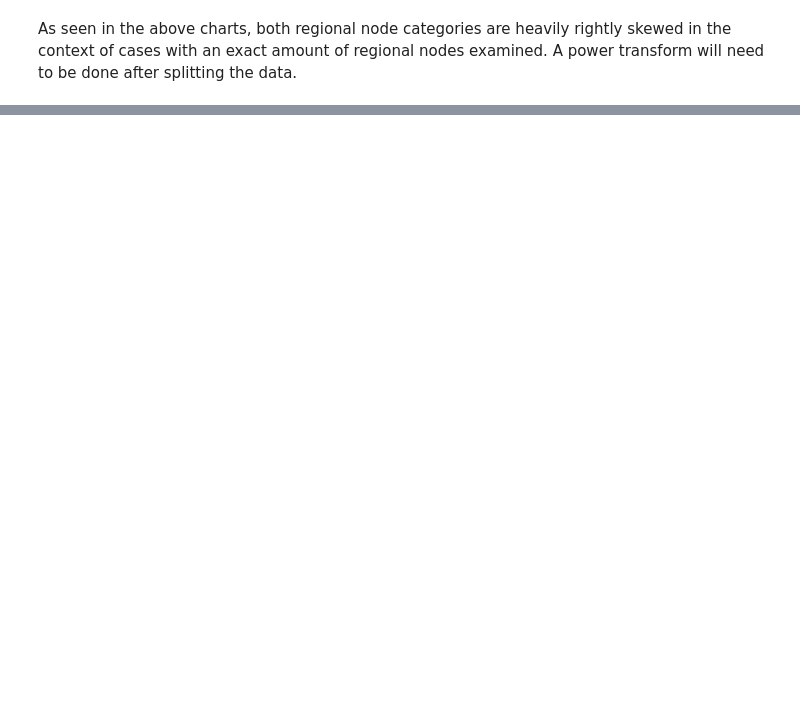
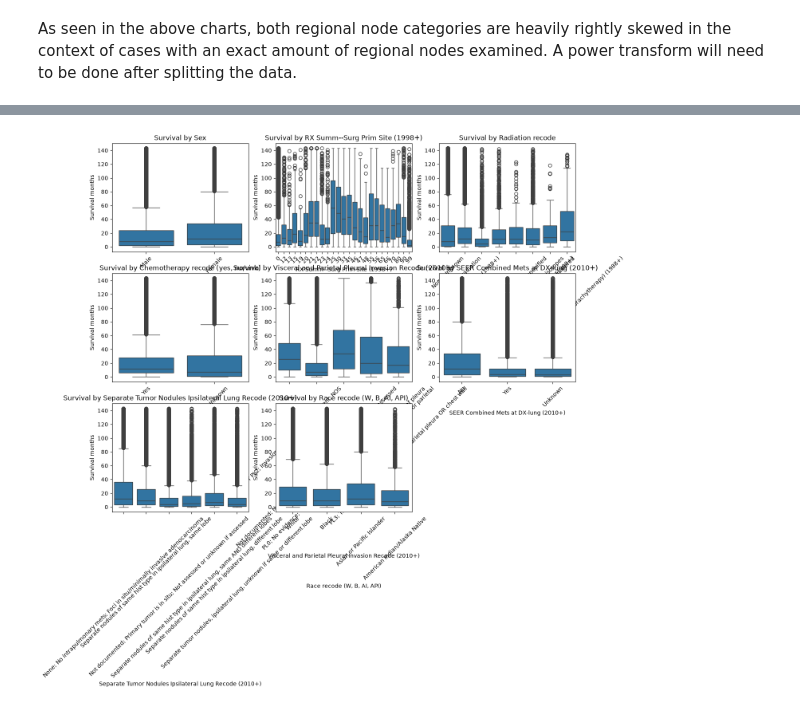
Before and after one commit to HadiAlrihani/SEER-Survival-Curve, a Jupyter notebook: Notebooks/1 - Exploratory Data Analysis.ipynb, the cells around one changed output, grey strips where cells are left out. Drawn from its saved outputs; the diff is of its cells as text; code cells hidden in the pictures; blank space fills up the shorter version.

```diff
--- a/Notebooks/1 - Exploratory Data Analysis.ipynb
+++ b/Notebooks/1 - Exploratory Data Analysis.ipynb
@@ -328,0 +370,37 @@ Name: count, dtype: int64
+# %%
+boxplot_categories = [
+    'Sex',
+    'RX Summ--Surg Prim Site (1998+)',
+    'Radiation recode',
+    'Chemotherapy recode (yes, no/unk)',
+    'Visceral and Parietal Pleural Invasion Recode (2010+)',
+    'SEER Combined Mets at DX-lung (2010+)',
+    'Separate Tumor Nodules Ipsilateral Lung Recode (2010+)',
+    'Race recode (W, B, AI, API)'
+]
+# %%
+fig, axes = plt.subplots(3, 3, figsize=(15, 12))
+axes = axes.flatten()
+
+for ax, col in zip(axes, boxplot_categories):
+
+    sns.boxplot(
+        data=df,
+        x=col,
+        y='Survival months',
+        ax=ax
+    )
+
+    ax.set_xlabel(col)
+    ax.set_ylabel('Survival months')
+    ax.set_title(f'Survival by {col}')
+    ax.tick_params(axis='x', rotation=45)
+
+# Remove unused subplot
+for ax in axes[len(boxplot_categories):]:
+    ax.remove()
+
+plt.tight_layout()
+plt.show()
+# %% [output]
+[figure, added]
```
Also changed, not shown: parts of 10 cells of this notebook.
